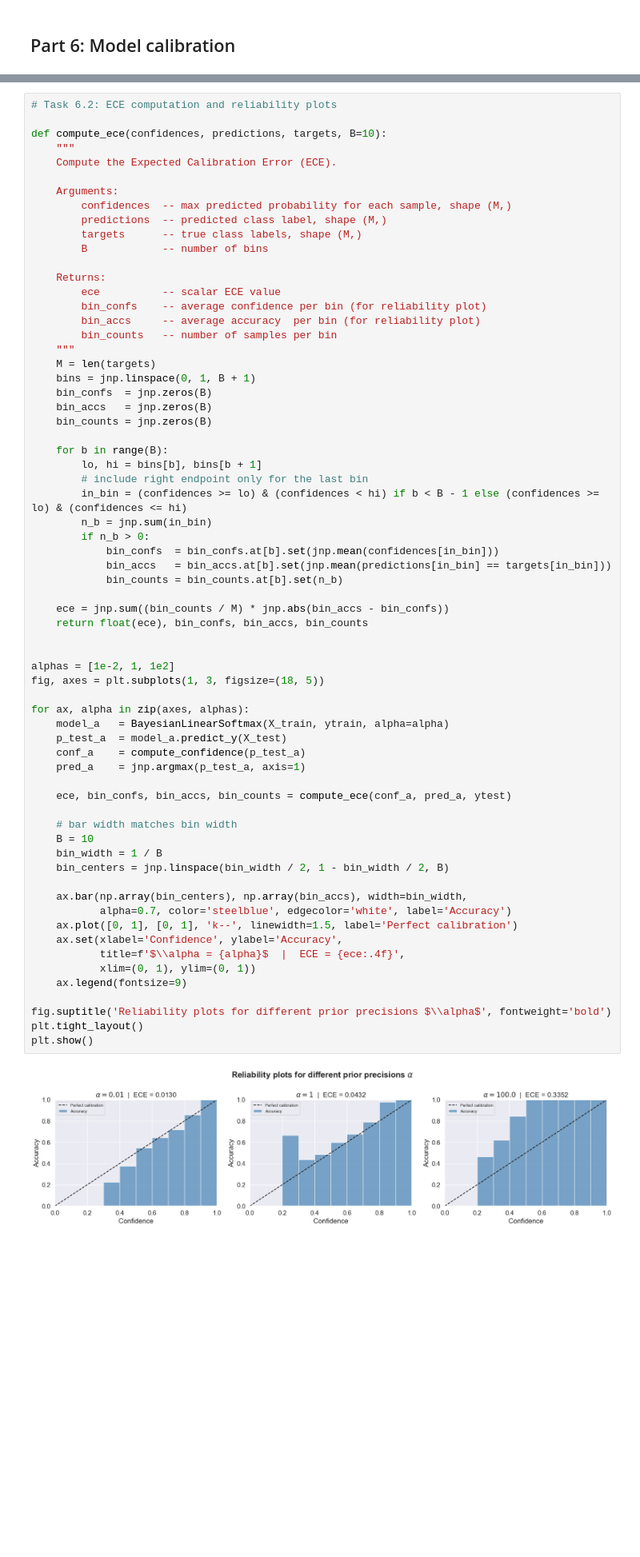
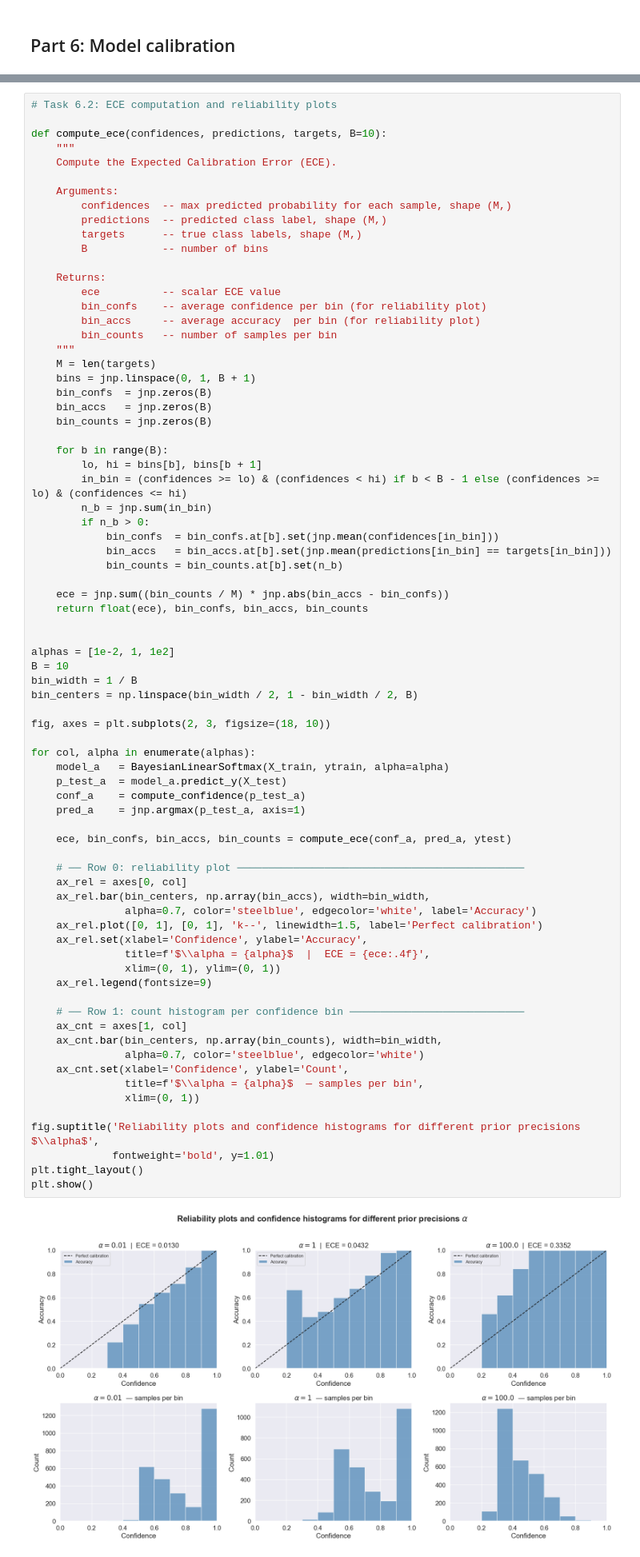
Before and after one commit to tzikos/Bayesian-ML-coursework, a Jupyter notebook: Week7/ex7_handout.ipynb, the cells around one changed output, grey strips where cells are left out. Shown at 80% size. Drawn from its saved outputs; the diff is of its cells as text; blank space fills up the shorter version.

Commit message:
adds a plot

```diff
--- a/Week7/ex7_handout.ipynb
+++ b/Week7/ex7_handout.ipynb
@@ -1195,49 +1195,58 @@ def compute_ece(confidences, predictions, targets, B=10):
     bin_accs   = jnp.zeros(B)
     bin_counts = jnp.zeros(B)
 
     for b in range(B):
         lo, hi = bins[b], bins[b + 1]
-        # include right endpoint only for the last bin
         in_bin = (confidences >= lo) & (confidences < hi) if b < B - 1 else (confidences >= lo) & (confidences <= hi)
         n_b = jnp.sum(in_bin)
         if n_b > 0:
             bin_confs  = bin_confs.at[b].set(jnp.mean(confidences[in_bin]))
             bin_accs   = bin_accs.at[b].set(jnp.mean(predictions[in_bin] == targets[in_bin]))
             bin_counts = bin_counts.at[b].set(n_b)
 
     ece = jnp.sum((bin_counts / M) * jnp.abs(bin_accs - bin_confs))
     return float(ece), bin_confs, bin_accs, bin_counts
 
 
 alphas = [1e-2, 1, 1e2]
-fig, axes = plt.subplots(1, 3, figsize=(18, 5))
+B = 10
+bin_width = 1 / B
+bin_centers = np.linspace(bin_width / 2, 1 - bin_width / 2, B)
 
-for ax, alpha in zip(axes, alphas):
+fig, axes = plt.subplots(2, 3, figsize=(18, 10))
+
+for col, alpha in enumerate(alphas):
     model_a   = BayesianLinearSoftmax(X_train, ytrain, alpha=alpha)
     p_test_a  = model_a.predict_y(X_test)
     conf_a    = compute_confidence(p_test_a)
     pred_a    = jnp.argmax(p_test_a, axis=1)
 
     ece, bin_confs, bin_accs, bin_counts = compute_ece(conf_a, pred_a, ytest)
 
-    # bar width matches bin width
-    B = 10
-    bin_width = 1 / B
-    bin_centers = jnp.linspace(bin_width / 2, 1 - bin_width / 2, B)
+    # ── Row 0: reliability plot ──────────────────────────────────────────────
+    ax_rel = axes[0, col]
+    ax_rel.bar(bin_centers, np.array(bin_accs), width=bin_width,
+               alpha=0.7, color='steelblue', edgecolor='white', label='Accuracy')
+    ax_rel.plot([0, 1], [0, 1], 'k--', linewidth=1.5, label='Perfect calibration')
+    ax_rel.set(xlabel='Confidence', ylabel='Accuracy',
+               title=f'$\\alpha = {alpha}$  |  ECE = {ece:.4f}',
+               xlim=(0, 1), ylim=(0, 1))
+    ax_rel.legend(fontsize=9)
 
-    ax.bar(np.array(bin_centers), np.array(bin_accs), width=bin_width,
-           alpha=0.7, color='steelblue', edgecolor='white', label='Accuracy')
-    ax.plot([0, 1], [0, 1], 'k--', linewidth=1.5, label='Perfect calibration')
-    ax.set(xlabel='Confidence', ylabel='Accuracy',
-           title=f'$\\alpha = {alpha}$  |  ECE = {ece:.4f}',
-           xlim=(0, 1), ylim=(0, 1))
-    ax.legend(fontsize=9)
+    # ── Row 1: count histogram per confidence bin ────────────────────────────
+    ax_cnt = axes[1, col]
+    ax_cnt.bar(bin_centers, np.array(bin_counts), width=bin_width,
+               alpha=0.7, color='steelblue', edgecolor='white')
+    ax_cnt.set(xlabel='Confidence', ylabel='Count',
+               title=f'$\\alpha = {alpha}$  — samples per bin',
+               xlim=(0, 1))
 
-fig.suptitle('Reliability plots for different prior precisions $\\alpha$', fontweight='bold')
+fig.suptitle('Reliability plots and confidence histograms for different prior precisions $\\alpha$',
+             fontweight='bold', y=1.01)
 plt.tight_layout()
 plt.show()
 # %% [output]
-[figure, old version]
+[figure, new version]
 # %% [markdown]
 **Answer (Task 6.2)**
 
```
